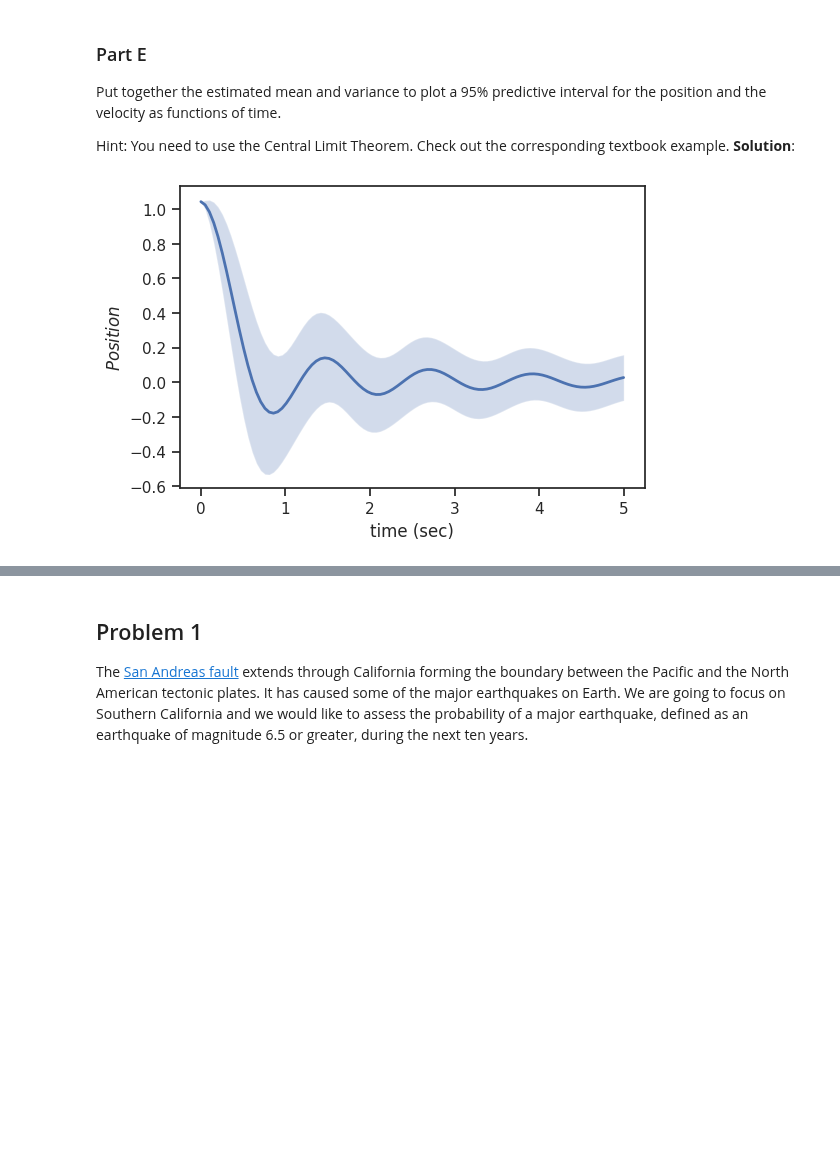
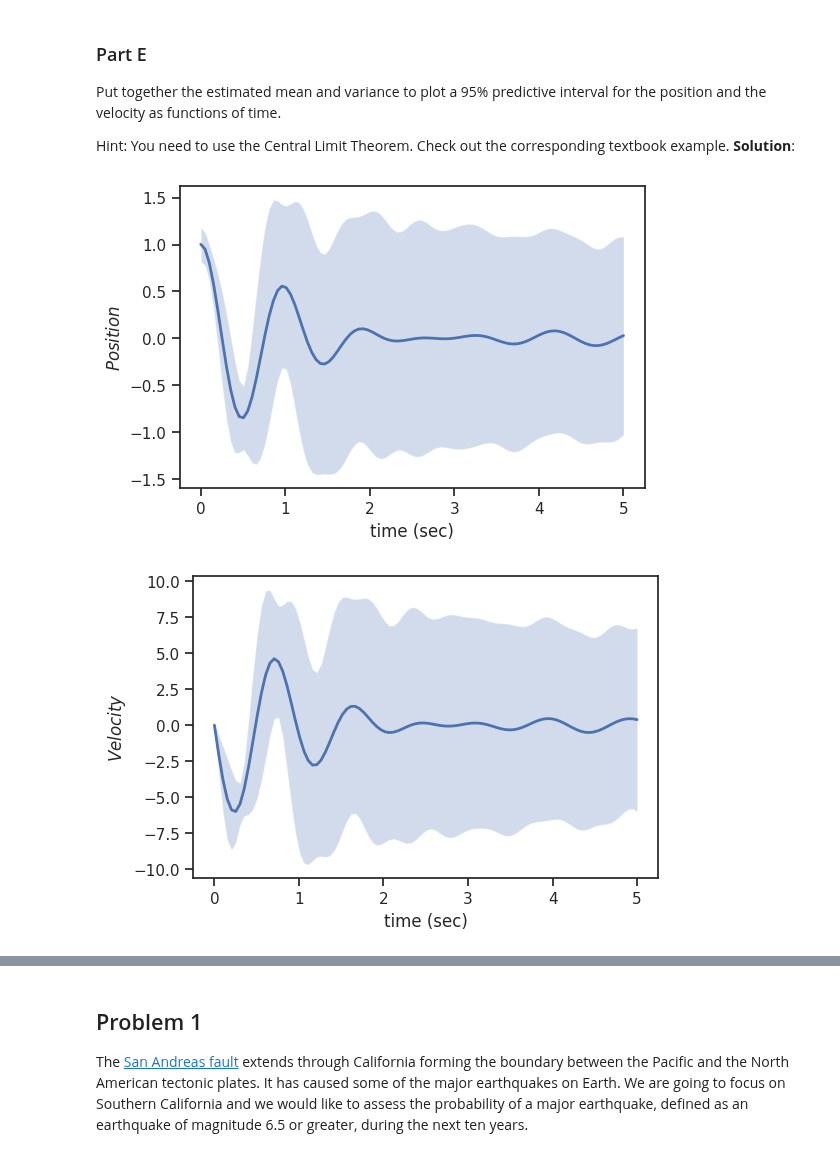
Before and after one commit to schemp98/data-analytics-se, a Jupyter notebook: lecturebook/homework/homework-03_SCC.ipynb, the cells around one changed output, grey strips where cells are left out. Saved outputs shown, nothing was run; the diff lists cells and outputs as text; code cells hidden in the pictures; blank space fills up the shorter version.

```diff
--- a/lecturebook/homework/homework-03_SCC.ipynb
+++ b/lecturebook/homework/homework-03_SCC.ipynb
@@ -439,44 +438,47 @@ Put together the estimated mean and variance to plot a 95\% predictive interval
 Hint: You need to use the Central Limit Theorem. Check out the corresponding textbook example.
 **Solution**:
 # %%
-N = 100
-for i in range(num_samples):
-  pos_samp = pos_samp_all[i,:]
-  # Evaluate the sample average for all sample sizes
-  I_running = np.cumsum(pos_samp) / np.arange(1, N + 1)
-
-  # Evaluate the sample average for the squared of Y
-  g2_running = np.cumsum(pos_samp ** 2) / np.arange(1, N + 1)
-
-  # Evaluate the running average of the variance
-  sigma2_running = g2_running - I_running ** 2
 
   # Alright, now we have quantified our uncertainty about I for every N
   # from a single MC run. Let's plot a (about) 95% predictive interval
   # Running lower bound for the predictive interval
-  I_lower_running = (
-      I_running - 2.0 * np.sqrt(sigma2_running / np.arange(1, N + 1))
-  )
+pos_samp_mean_Plus2Sig    = pos_samp_mean + 2*np.sqrt(pos_samp_var)
+pos_samp_mean_Minus2Sig   = pos_samp_mean - 2*np.sqrt(pos_samp_var)
 
-  # Running upper bound for the predictive interval
-  I_upper_running = (
-      I_running + 2.0 * np.sqrt(sigma2_running / np.arange(1, N + 1))
-  )
 
-# A common plot for all estimates
+vel_samp_mean_Plus2Sig    = vel_samp_mean + 2*np.sqrt(vel_samp_var)
+vel_samp_mean_Minus2Sig   = vel_samp_mean - 2*np.sqrt(vel_samp_var)
+
+# Plot Postion Mean & 95% Interval
 fig, ax = plt.subplots()
-# Shaded area for the interval
+# Shaded area for the interval 95% interval
 ax.fill_between(
     solver.t,
-    I_lower_running,
-    I_upper_running,
+    pos_samp_mean_Plus2Sig,
+    pos_samp_mean_Minus2Sig,
     alpha=0.25
 )
-# Here is the MC estimate:
-ax.plot(solver.t, I_running, 'b', lw=2)
+ax.plot(solver.t, pos_samp_mean, 'b', lw=2)
 
 # and the labels
 ax.set_xlabel('time (sec)')
 ax.set_ylabel('$Position$');
+
+
+# Plot Velocity Mean & 95% Interval
+fig, ax = plt.subplots()
+# Shaded area for the interval 95% interval
+ax.fill_between(
+    solver.t,
+    vel_samp_mean_Plus2Sig,
+    vel_samp_mean_Minus2Sig,
+    alpha=0.25
+)
+ax.plot(solver.t, vel_samp_mean, 'b', lw=2)
+
+# and the labels
+ax.set_xlabel('time (sec)')
+ax.set_ylabel('$Velocity$');
 # %% [output]
-[figure, old version]
+[figure, new version]
+[figure, added]
```
Also changed, not shown: parts of 2 cells of this notebook.
